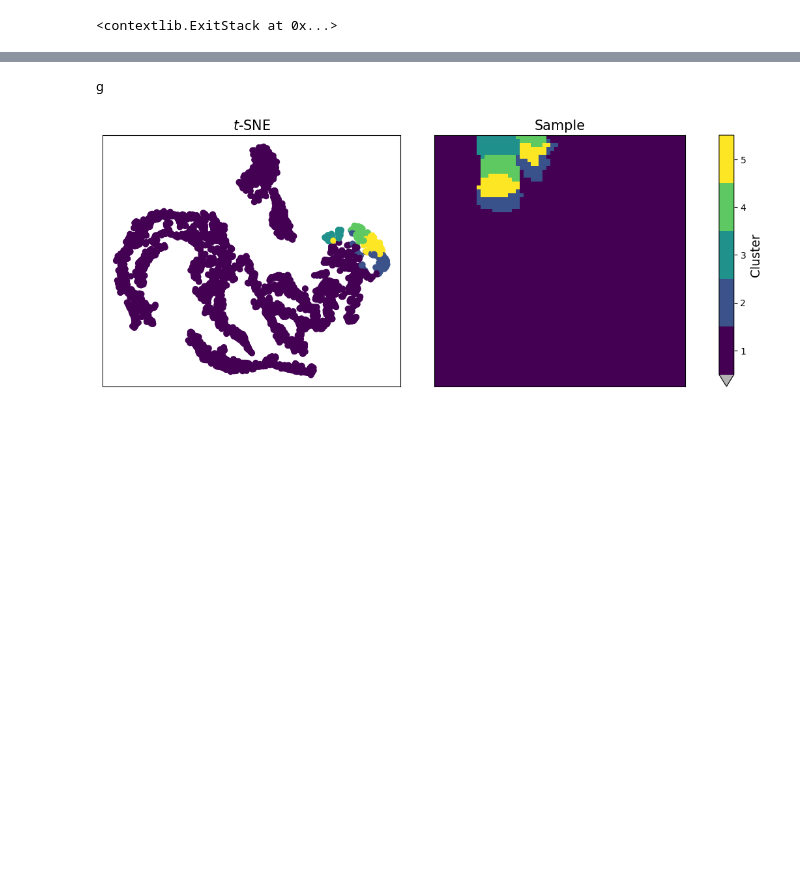
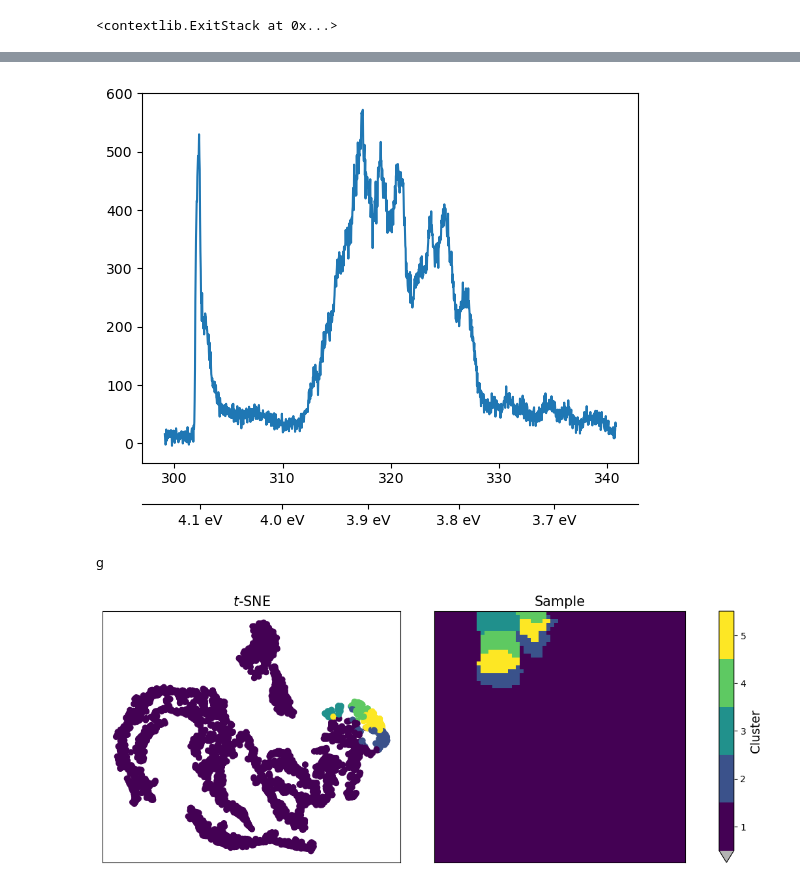
Before and after one commit to git-jhyang/KRICT_opticmapping, a Jupyter notebook: notebooks/clustering_hbn.ipynb, the cells around one changed output, grey strips where cells are left out. Saved outputs shown, nothing was run; the diff lists cells and outputs as text; code cells hidden in the pictures; blank space fills up the shorter version.

```diff
--- a/notebooks/clustering_hbn.ipynb
+++ b/notebooks/clustering_hbn.ipynb
@@ -322,3 +393,14 @@ axs[2].imshow(ny[900], vmin=0, vmax=z)
+# %%
+f, ax = plt.subplots(1,1)
+ax.plot(x, y[:, 1,2])
+
+ax_ev = ax.secondary_xaxis('bottom',
+                            functions=(wave_unit_converters['nm']['eV'],
+                                        wave_unit_converters['eV']['nm']))
+ax_ev.xaxis.set_major_formatter(lambda x, y: '{:.1f} eV'.format(x))
+ax_ev.spines[:].set_position(('outward',30))
+# %% [output]
+[figure, added]
 # %%
 root = '/home/jhyang/WORKSPACES/DATA/2D/pl_postech/spectrum/'
 ns = np.array(sorted([f.split('.')[0] for f in os.listdir(root) if f.startswith('9') and f.endswith('txt')])).astype(int)
```
Also changed, not shown: parts of 16 cells of this notebook, 2 other files.
